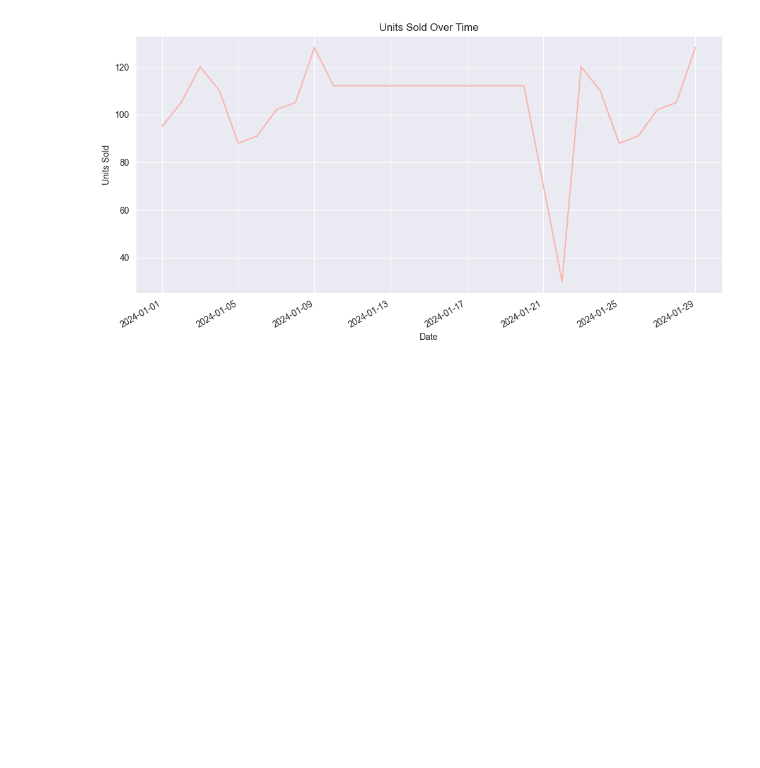
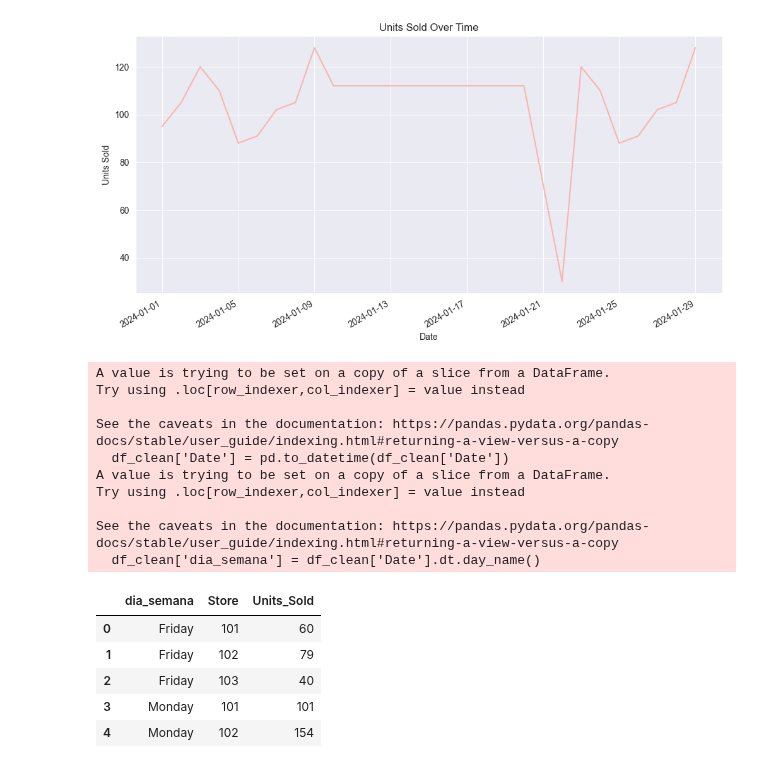
Before and after one commit to nicoherza-pascu/Club_IA-2, a Jupyter notebook: practica.ipynb, the cells around one changed output. Saved outputs shown, nothing was run; the diff lists cells and outputs as text; code cells hidden in the pictures; blank space fills up the shorter version.

```diff
--- a/practica.ipynb
+++ b/practica.ipynb
@@ -182,0 +180,23 @@ df['dia_semana'] = df['Date'].dt.day_name()
+# %%
+df_clean['Date'] = pd.to_datetime(df_clean['Date'])
+df_clean['dia_semana'] = df_clean['Date'].dt.day_name()
+df_agrupado = df_clean.groupby(['dia_semana', 'Store'])['Units_Sold'].sum().reset_index()
+dias_ordenados = ['Monday', 'Tuesday', 'Wednesday', 'Thursday', 'Friday', 'Saturday', 'Sunday']
+df_agrupado.head()
+# %% [output]
+A value is trying to be set on a copy of a slice from a DataFrame.
+Try using .loc[row_indexer,col_indexer] = value instead
+
+See the caveats in the documentation: https://pandas.pydata.org/pandas-docs/stable/user_guide/indexing.html#returning-a-view-versus-a-copy
+  df_clean['Date'] = pd.to_datetime(df_clean['Date'])
+A value is trying to be set on a copy of a slice from a DataFrame.
+Try using .loc[row_indexer,col_indexer] = value instead
+
+See the caveats in the documentation: https://pandas.pydata.org/pandas-docs/stable/user_guide/indexing.html#returning-a-view-versus-a-copy
+  df_clean['dia_semana'] = df_clean['Date'].dt.day_name()
+|  | dia_semana | Store | Units_Sold |
+| 0 | Friday | 101 | 60 |
+| 1 | Friday | 102 | 79 |
+| 2 | Friday | 103 | 40 |
+| 3 | Monday | 101 | 101 |
+| 4 | Monday | 102 | 154 |
```
Also changed, not shown: parts of 5 cells of this notebook.
